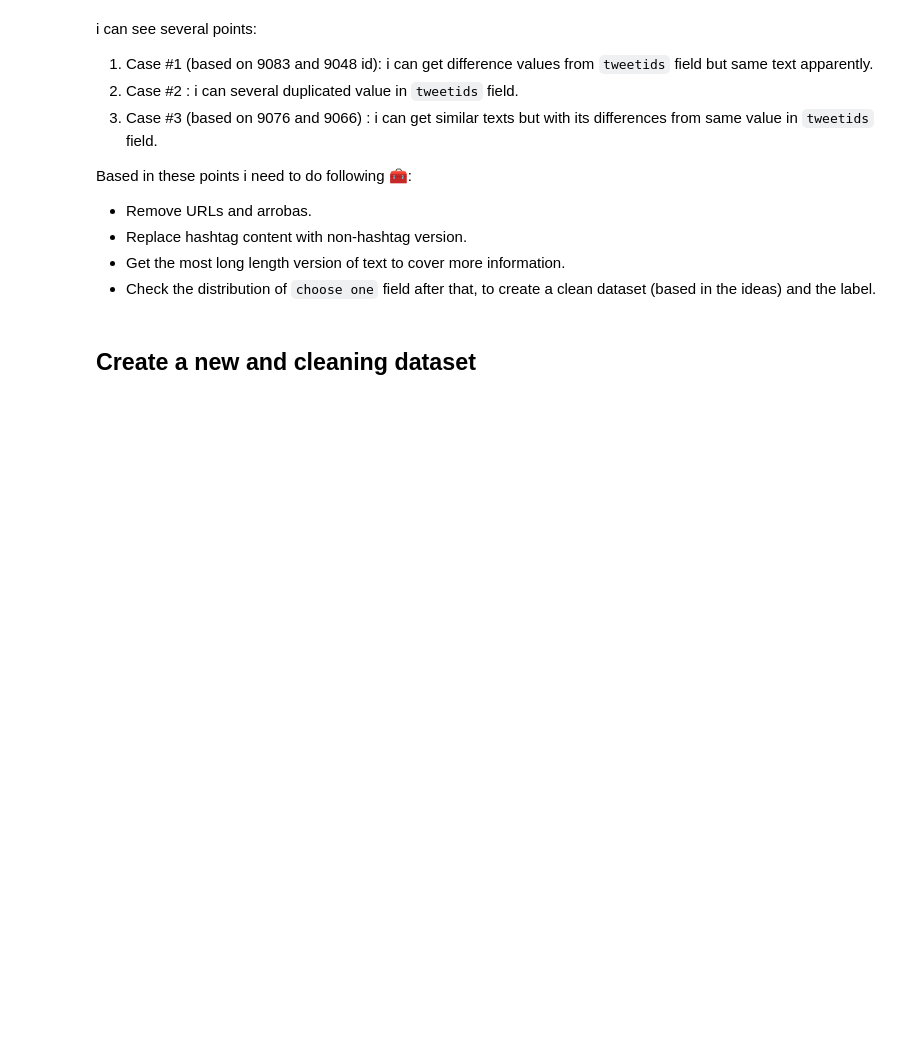
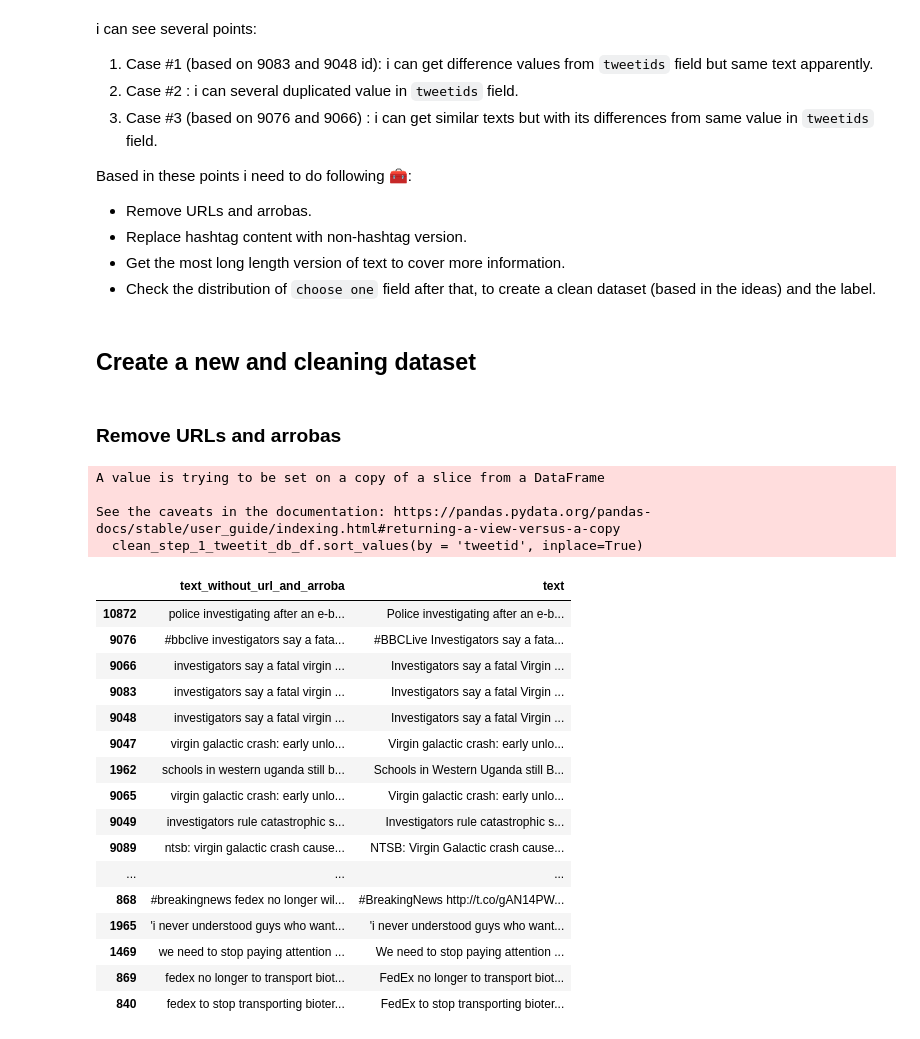
Before and after one commit to CarlosChicata/data_world_portfolio, a Jupyter notebook: Projects/POC/AWS_Ingesting_disaster_tweets_in_real_time/process_scripts/Assign_better_label_to_dataset.ipynb, the cells around one changed output. Saved outputs shown, nothing was run; the diff lists cells and outputs as text; code cells hidden in the pictures; blank space fills up the shorter version.

```diff
--- a/Projects/POC/AWS_Ingesting_disaster_tweets_in_real_time/process_scripts/Assign_better_label_to_dataset.ipynb
+++ b/Projects/POC/AWS_Ingesting_disaster_tweets_in_real_time/process_scripts/Assign_better_label_to_dataset.ipynb
@@ -267,3 +270,60 @@ Based in these points i need to do following 🧰:
 *   Check the distribution of `choose one` field after that, to create a clean dataset (based in the ideas) and the label.
 # %% [markdown]
 ## Create a new and cleaning dataset
+# %% [markdown]
+### Remove URLs and arrobas
+# %%
+def remove_urls(x):
+  ''' Remove URLs from sentence'''
+  word_list = x.split(" ")
+  word_list = [
+      word.lower() for word in word_list \
+      if re.search("^http(s)*:\/\/", word) is None
+    ]
+  return " ".join(word_list)
+
+
+def remove_arrobas(x):
+  ''' Remove arrobas from sentence'''
+  word_list = x.split(" ")
+  clean_words = []
+  for word in word_list:
+    if re.search("^@", word) is None:
+      clean_words.append(word.lower())
+    else:
+      clean_words.append("<user>")
+  return " ".join(clean_words)
+
+
+def abs_remove_urls_and_arroba(*functions):
+    return reduce(lambda f, g: lambda x: g(f(x)), functions, lambda x: x)
+
+remove_urls_and_arroba = abs_remove_urls_and_arroba(remove_arrobas, remove_urls)
+
+
+disaster_db_df["text_without_url_and_arroba"] = disaster_db_df["text"].apply(lambda x: remove_urls_and_arroba(x))
+clean_step_1_tweetit_db_df = disaster_db_df[disaster_db_df["is_tweet_id_duplicated"] == True]
+clean_step_1_tweetit_db_df.sort_values(by = 'tweetid', inplace=True)
+clean_step_1_tweetit_db_df[["text_without_url_and_arroba", "text"]].head(20)
+# %% [output]
+A value is trying to be set on a copy of a slice from a DataFrame
+
+See the caveats in the documentation: https://pandas.pydata.org/pandas-docs/stable/user_guide/indexing.html#returning-a-view-versus-a-copy
+  clean_step_1_tweetit_db_df.sort_values(by = 'tweetid', inplace=True)
+|  | text_without_url_and_arroba | text |
+| 10872 | police investigating after an e-b... | Police investigating after an e-b... |
+| 9076 | #bbclive investigators say a fata... | #BBCLive Investigators say a fata... |
+| 9066 | investigators say a fatal virgin ... | Investigators say a fatal Virgin ... |
+| 9083 | investigators say a fatal virgin ... | Investigators say a fatal Virgin ... |
+| 9048 | investigators say a fatal virgin ... | Investigators say a fatal Virgin ... |
+| 9047 | virgin galactic crash: early unlo... | Virgin galactic crash: early unlo... |
+| 1962 | schools in western uganda still b... | Schools in Western Uganda still B... |
+| 9065 | virgin galactic crash: early unlo... | Virgin galactic crash: early unlo... |
+| 9049 | investigators rule catastrophic s... | Investigators rule catastrophic s... |
+| 9089 | ntsb: virgin galactic crash cause... | NTSB: Virgin Galactic crash cause... |
+| ... | ... | ... |
+| 868 | #breakingnews fedex no longer wil... | #BreakingNews http://t.co/gAN14PW... |
+| 1965 | 'i never understood guys who want... | 'i never understood guys who want... |
+| 1469 | we need to stop paying attention ... | We need to stop paying attention ... |
+| 869 | fedex no longer to transport biot... | FedEx no longer to transport biot... |
+| 840 | fedex to stop transporting bioter... | FedEx to stop transporting bioter... |
```
Also changed, not shown: parts of 11 cells of this notebook.
